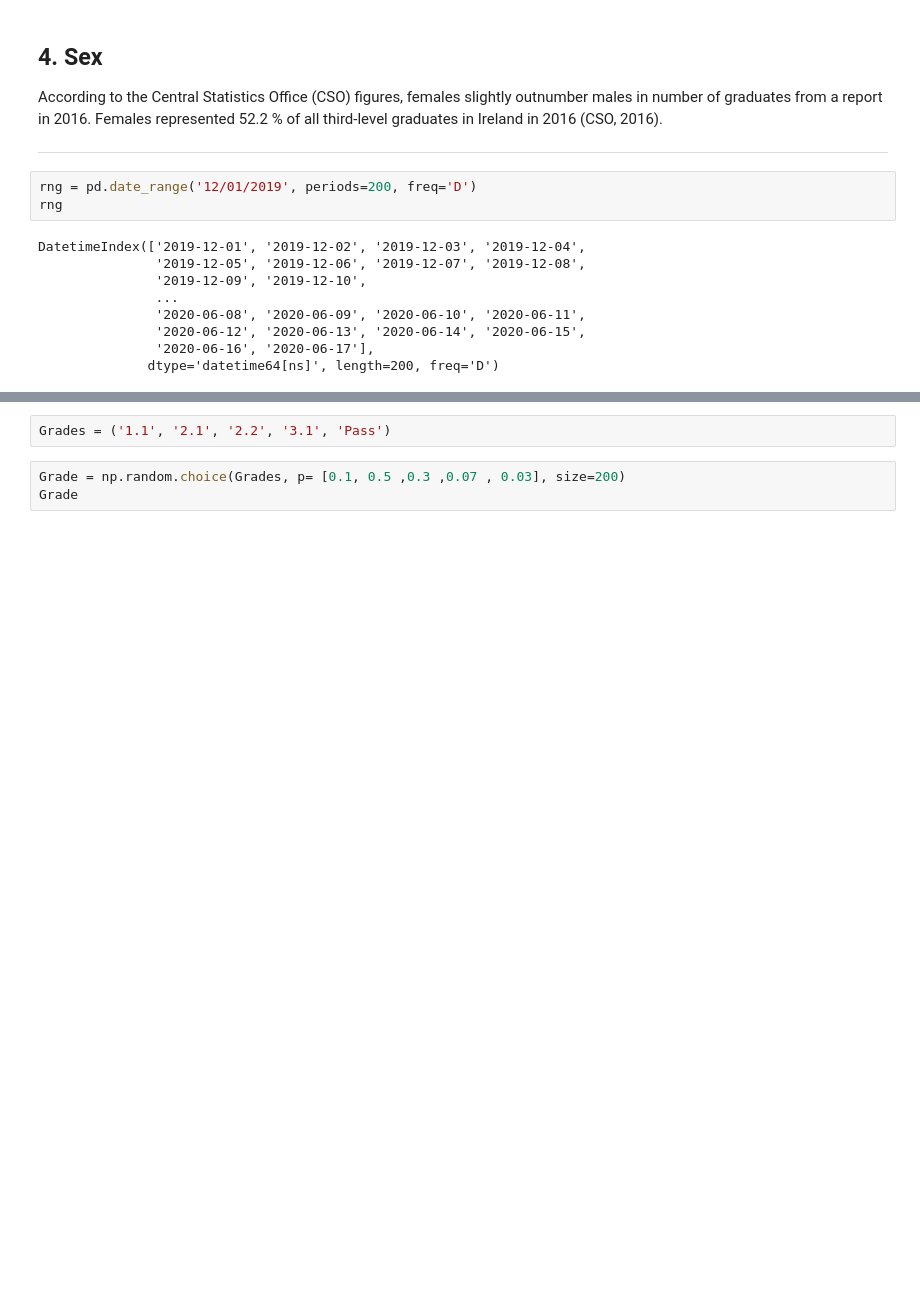
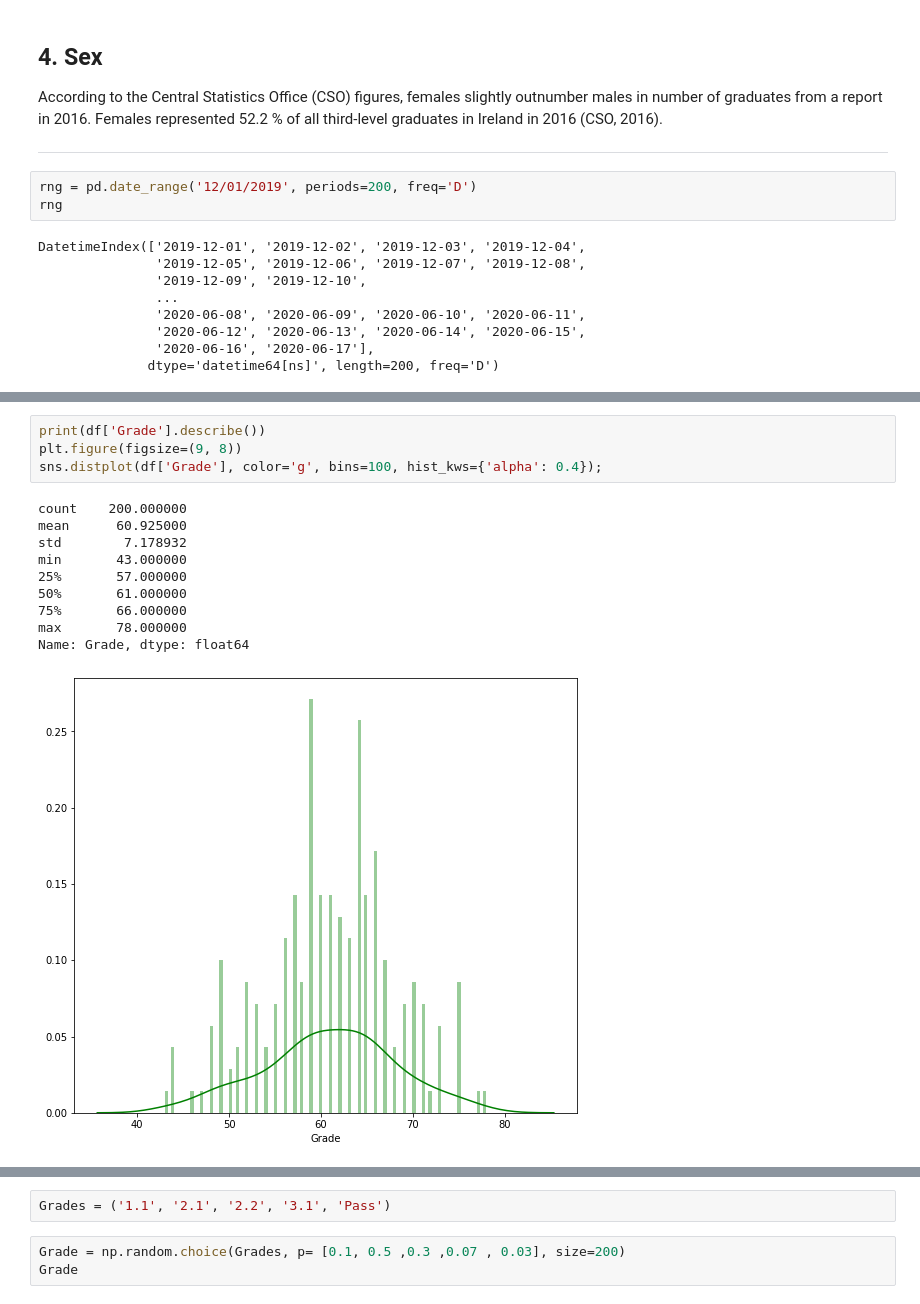
Before and after one commit to Willie2511/Programming-For-DA-Project, a Jupyter notebook: ProgrammingProject.ipynb, the cells around one changed output, grey strips where cells are left out. Cells and saved outputs as stored; diff of their text form; blank space fills up the shorter version.

```diff
--- a/ProgrammingProject.ipynb
+++ b/ProgrammingProject.ipynb
@@ -103,0 +117,15 @@ df.describe()
+# %%
+print(df['Grade'].describe())
+plt.figure(figsize=(9, 8))
+sns.distplot(df['Grade'], color='g', bins=100, hist_kws={'alpha': 0.4});
+# %% [output]
+count    200.000000
+mean      60.925000
+std        7.178932
+min       43.000000
+25%       57.000000
+50%       61.000000
+75%       66.000000
+max       78.000000
+Name: Grade, dtype: float64
+[figure, added]
```
Also changed, not shown: parts of 16 cells of this notebook.
